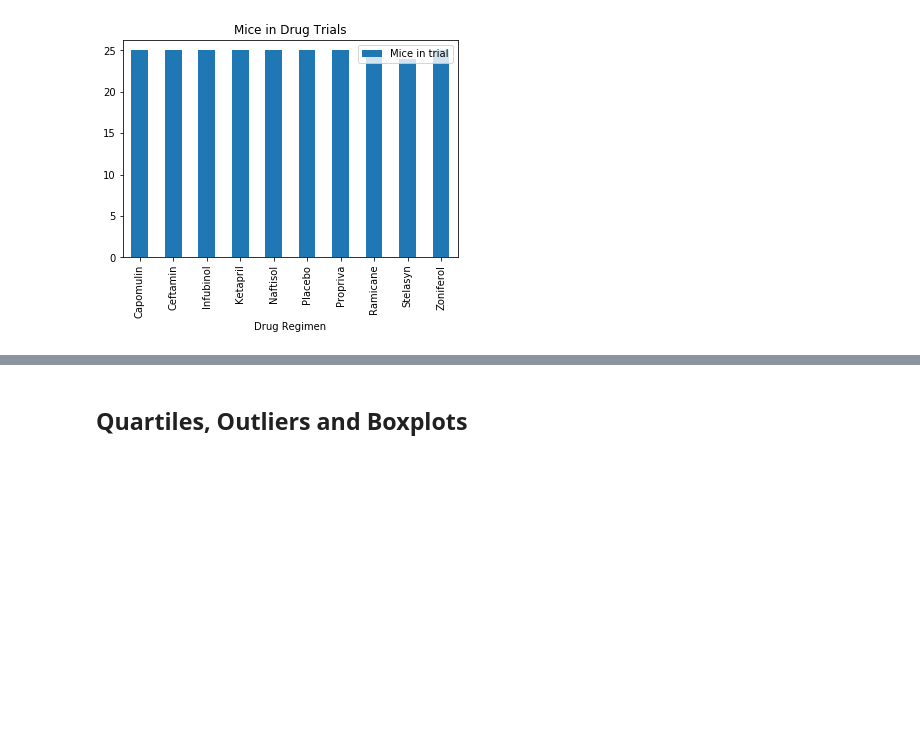
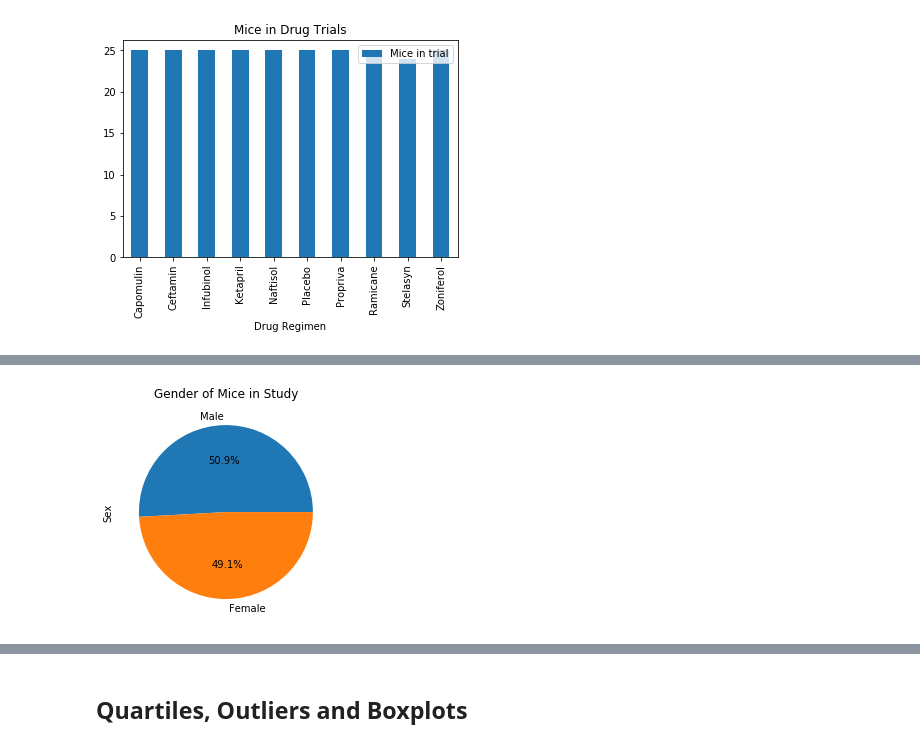
Before and after one commit to tanazimmer/Matplotlib-challenge, a Jupyter notebook: pymaceuticals.ipynb, the cells around one changed output, grey strips where cells are left out. Cells and saved outputs as stored; diff of their text form; code cells hidden in the pictures; blank space fills up the shorter version.

```diff
--- a/pymaceuticals.ipynb
+++ b/pymaceuticals.ipynb
@@ -141,4 +168,8 @@ pandas_bar
 # %%
 # Generate a pie plot showing the distribution of female versus male mice using pandas
+gender_count.plot(kind = 'pie', y = 'Sex', title = "Gender of Mice in Study", autopct = '%1.1f%%')
+plt.show()
+# %% [output]
+[figure, added]
 # %%
 # Generate a pie plot showing the distribution of female versus male mice using pyplot
```
Also changed, not shown: parts of 3 cells of this notebook.
